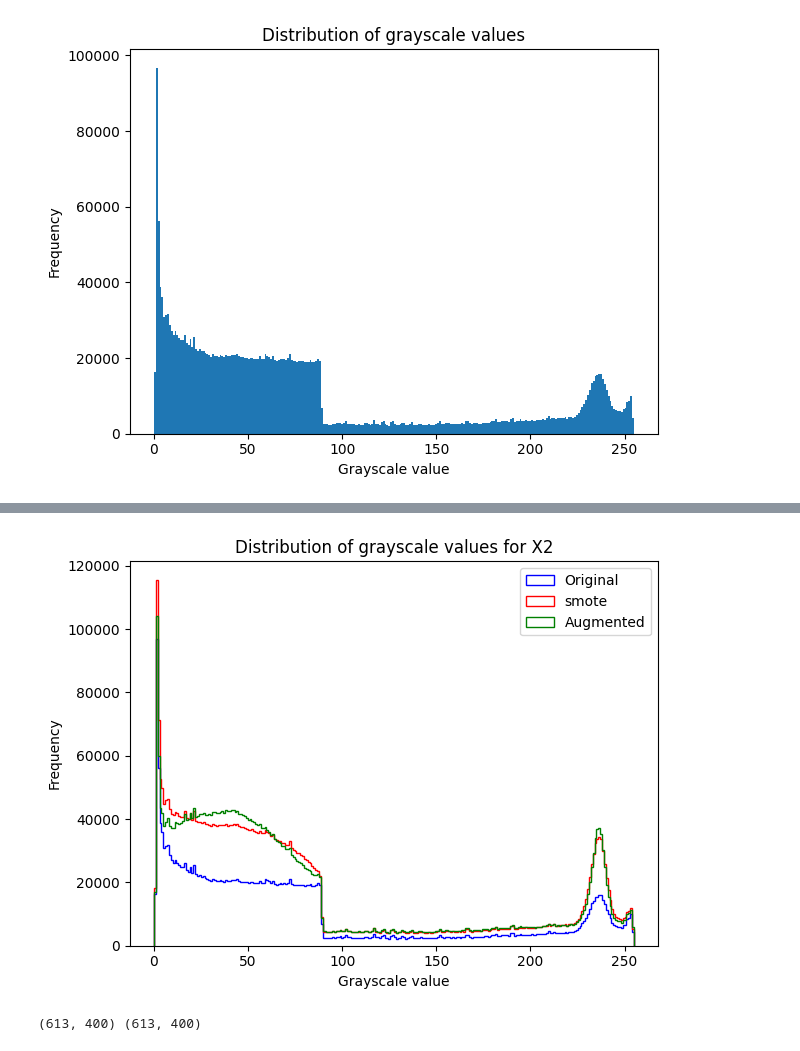
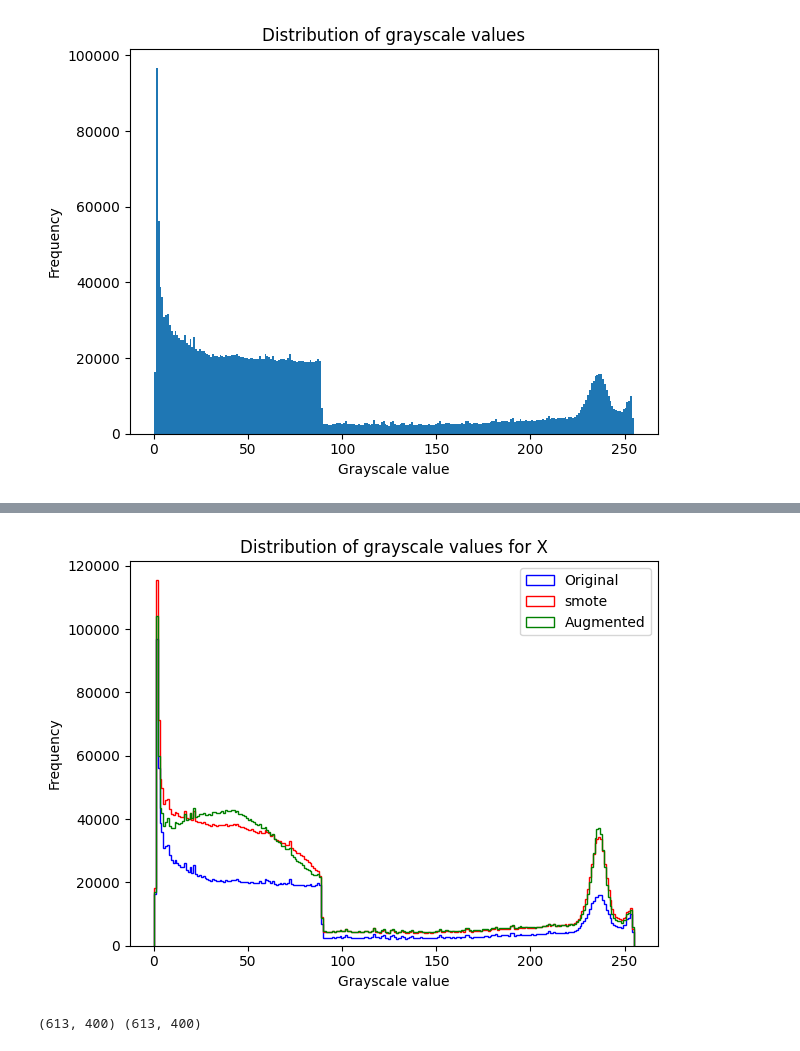
Before and after one commit to vhrollo/inf264_project2, a Jupyter notebook: src/visualizing_the_data.ipynb, the cells around one changed output, grey strips where cells are left out. Saved outputs shown, nothing was run; the diff lists cells and outputs as text; code cells hidden in the pictures.

```diff
--- a/src/visualizing_the_data.ipynb
+++ b/src/visualizing_the_data.ipynb
@@ -60,23 +60,23 @@ plt.show()
 # %%
 from sklearn.preprocessing import MinMaxScaler
 from imblearn.over_sampling import SMOTE
 min_max_scaler = MinMaxScaler()
 scaled_X_train = min_max_scaler.fit_transform(X_train)
 smote = SMOTE(random_state=seed)
 X_train_resampled, y_train_resampled = smote.fit_resample(scaled_X_train, y_train)
 inverse = min_max_scaler.inverse_transform(X_train_resampled)
 plt.hist(X_train.flatten(), bins=256, color='blue', histtype='step', label='Original')
 plt.hist(inverse.flatten(), bins=256, color='red', histtype='step', label='smote')
 plt.hist(X_train_bal.flatten(), bins=256, color='green', histtype='step', label='Augmented')
-plt.title('Distribution of grayscale values for X2')
+plt.title('Distribution of grayscale values for X')
 plt.xlabel('Grayscale value')
 plt.ylabel('Frequency')
 plt.tight_layout()
 plt.legend()
 plt.savefig('../other/imgs/grayscale_distribution_resampled.png')
 plt.show()
 # %% [output]
-[figure, old version]
+[figure, new version]
 # %%
 length = len(X_train[y_train == 14])
 
```
Also changed, not shown: parts of 1 cell of this notebook, 2 other files.
